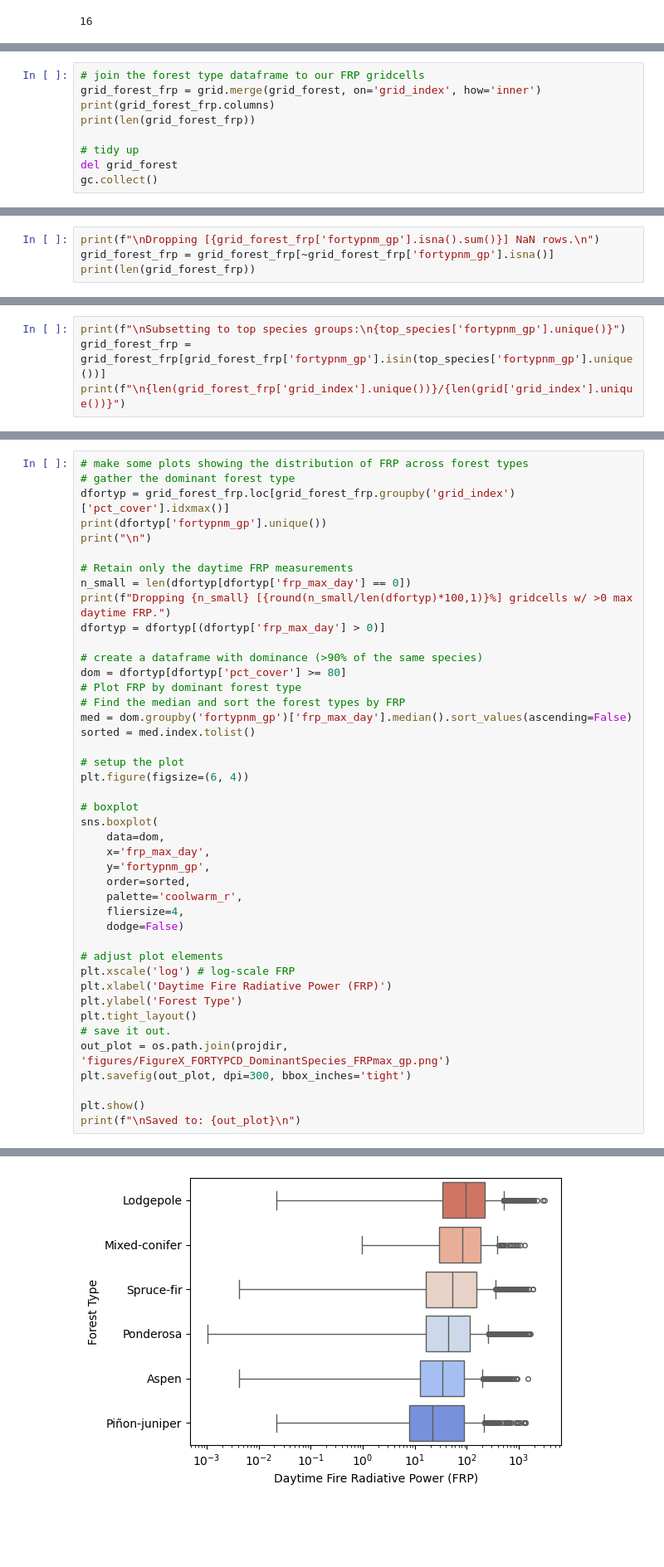
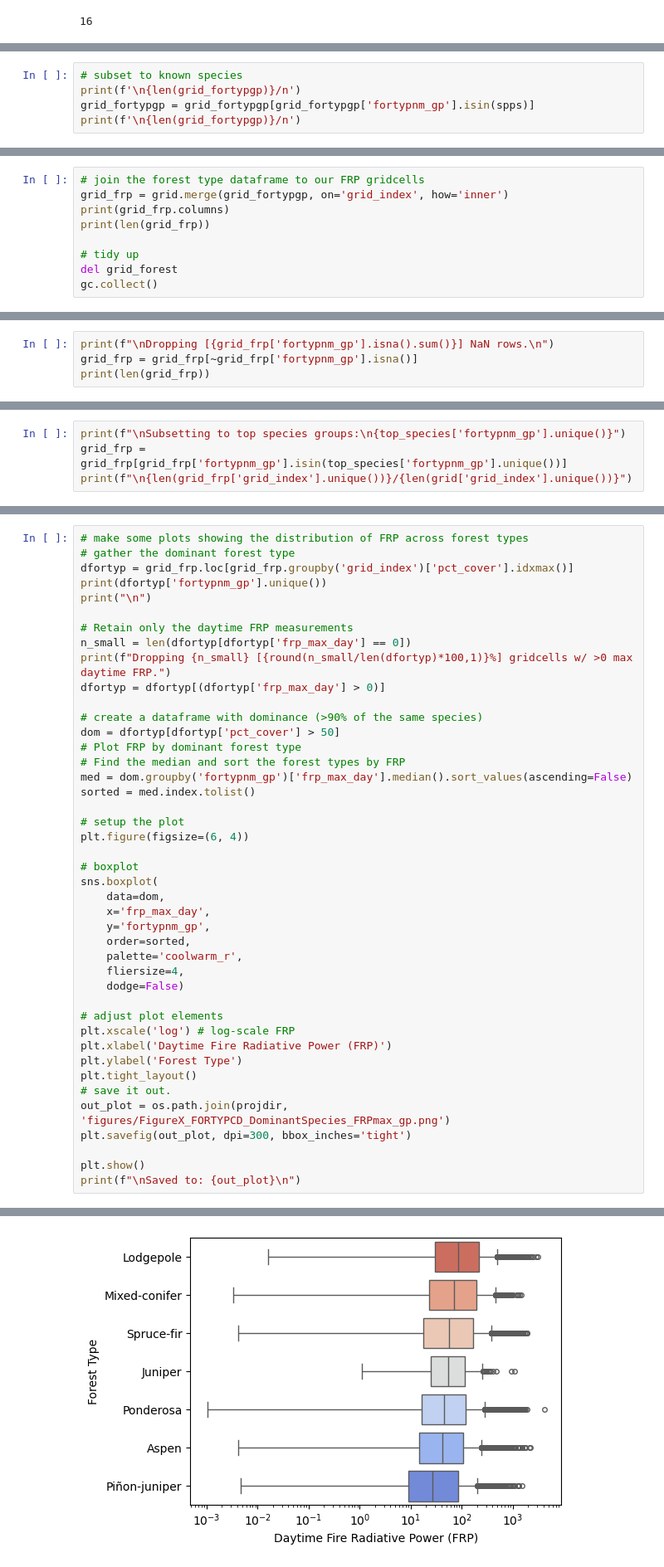
Before and after one commit to natshoff/aspen-fire-fork, a Jupyter notebook: Aim2/code/Python/04b_TreeMap_FIA-FORTYPCD.ipynb, the cells around one changed output, grey strips where cells are left out. Shown at 83% size. Drawn from its saved outputs; the diff is of its cells as text; blank space fills up the shorter version.

```diff
--- a/Aim2/code/Python/04b_TreeMap_FIA-FORTYPCD.ipynb
+++ b/Aim2/code/Python/04b_TreeMap_FIA-FORTYPCD.ipynb
@@ -380,0 +477,5 @@ Species making up 97% of the total:
+# %%
+# subset to known species
+print(f'\n{len(grid_fortypgp)}/n')
+grid_fortypgp = grid_fortypgp[grid_fortypgp['fortypnm_gp'].isin(spps)]
+print(f'\n{len(grid_fortypgp)}/n')
@@ -462,9 +552,9 @@ print(len(grid))
 54747
 # %%
 # join the forest type dataframe to our FRP gridcells
-grid_forest_frp = grid.merge(grid_forest, on='grid_index', how='inner')
-print(grid_forest_frp.columns)
-print(len(grid_forest_frp))
+grid_frp = grid.merge(grid_fortypgp, on='grid_index', how='inner')
+print(grid_frp.columns)
+print(len(grid_frp))
 
 # tidy up
 del grid_forest
@@ -486,8 +576,8 @@ Index(['grid_index', 'grid_area', 'afd_count', 'unique_days', 'overlap',
 0
 # %%
-print(f"\nDropping [{grid_forest_frp['fortypnm_gp'].isna().sum()}] NaN rows.\n")
-grid_forest_frp = grid_forest_frp[~grid_forest_frp['fortypnm_gp'].isna()]
-print(len(grid_forest_frp))
+print(f"\nDropping [{grid_frp['fortypnm_gp'].isna().sum()}] NaN rows.\n")
+grid_frp = grid_frp[~grid_frp['fortypnm_gp'].isna()]
+print(len(grid_frp))
 # %% [output]
 Dropping [0] NaN rows.
 
@@ -495,6 +585,6 @@ Dropping [0] NaN rows.
 # %%
 print(f"\nSubsetting to top species groups:\n{top_species['fortypnm_gp'].unique()}")
-grid_forest_frp = grid_forest_frp[grid_forest_frp['fortypnm_gp'].isin(top_species['fortypnm_gp'].unique())]
-print(f"\n{len(grid_forest_frp['grid_index'].unique())}/{len(grid['grid_index'].unique())}")
+grid_frp = grid_frp[grid_frp['fortypnm_gp'].isin(top_species['fortypnm_gp'].unique())]
+print(f"\n{len(grid_frp['grid_index'].unique())}/{len(grid['grid_index'].unique())}")
 # %% [output]
 Subsetting to top species groups:
@@ -505,7 +595,7 @@ Subsetting to top species groups:
 # %%
 # make some plots showing the distribution of FRP across forest types
 # gather the dominant forest type
-dfortyp = grid_forest_frp.loc[grid_forest_frp.groupby('grid_index')['pct_cover'].idxmax()]
+dfortyp = grid_frp.loc[grid_frp.groupby('grid_index')['pct_cover'].idxmax()]
 print(dfortyp['fortypnm_gp'].unique())
 print("\n")
 
@@ -515,7 +605,7 @@ print(f"Dropping {n_small} [{round(n_small/len(dfortyp)*100,1)}%] gridcells w/ >
 dfortyp = dfortyp[(dfortyp['frp_max_day'] > 0)]
 
 # create a dataframe with dominance (>90% of the same species)
-dom = dfortyp[dfortyp['pct_cover'] >= 80]
+dom = dfortyp[dfortyp['pct_cover'] > 50]
 # Plot FRP by dominant forest type
 # Find the median and sort the forest types by FRP
 med = dom.groupby('fortypnm_gp')['frp_max_day'].median().sort_values(ascending=False)
@@ -554,4 +644,4 @@ Dropping 9328 [20.0%] gridcells w/ >0 max daytime FRP.
-[figure, old version]
+[figure, new version]
 Saved to: /Users/max/Library/CloudStorage/OneDrive-Personal/mcook/aspen-fire/Aim2/figures/FigureX_FORTYPCD_DominantSpecies_FRPmax_gp.png
 # %%
 # Run a statistical test between these groups
```
Also changed, not shown: parts of 20 cells of this notebook, 38 other files.
